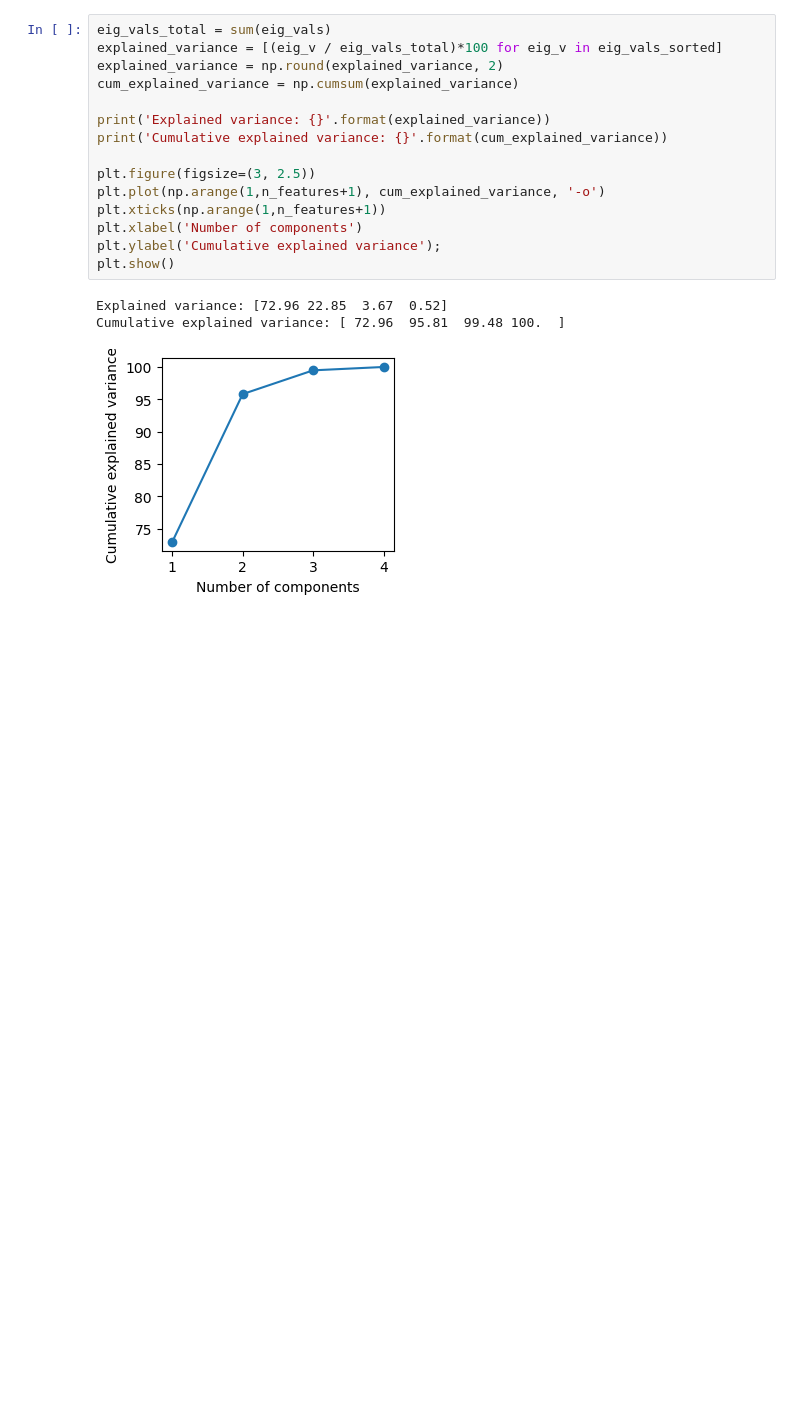
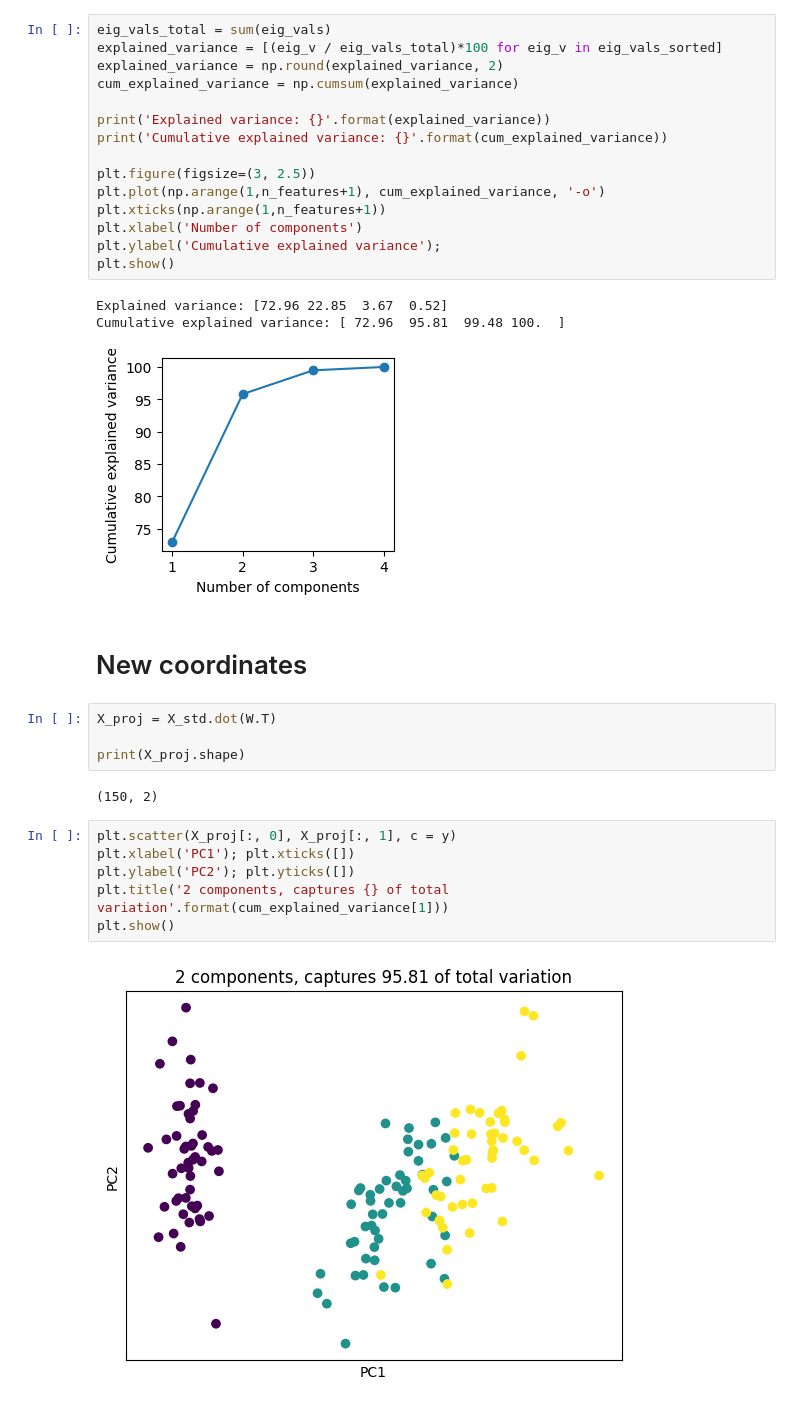
Before and after one commit to TALAOUI/Introduction-to-the-basics-of-AI, a Jupyter notebook: PCA_From_Scratch.ipynb, the cells around one changed output. Drawn from its saved outputs; the diff is of its cells as text; blank space fills up the shorter version.

```diff
--- a/PCA_From_Scratch.ipynb
+++ b/PCA_From_Scratch.ipynb
@@ -127,3 +130,19 @@ plt.show()
 Explained variance: [72.96 22.85  3.67  0.52]
 Cumulative explained variance: [ 72.96  95.81  99.48 100.  ]
 [figure]
+# %% [markdown]
+# New coordinates
+# %%
+X_proj = X_std.dot(W.T)
+
+print(X_proj.shape)
+# %% [output]
+(150, 2)
+# %%
+plt.scatter(X_proj[:, 0], X_proj[:, 1], c = y)
+plt.xlabel('PC1'); plt.xticks([])
+plt.ylabel('PC2'); plt.yticks([])
+plt.title('2 components, captures {} of total variation'.format(cum_explained_variance[1]))
+plt.show()
+# %% [output]
+[figure, added]
```
Also changed, not shown: parts of 1 cell of this notebook.
